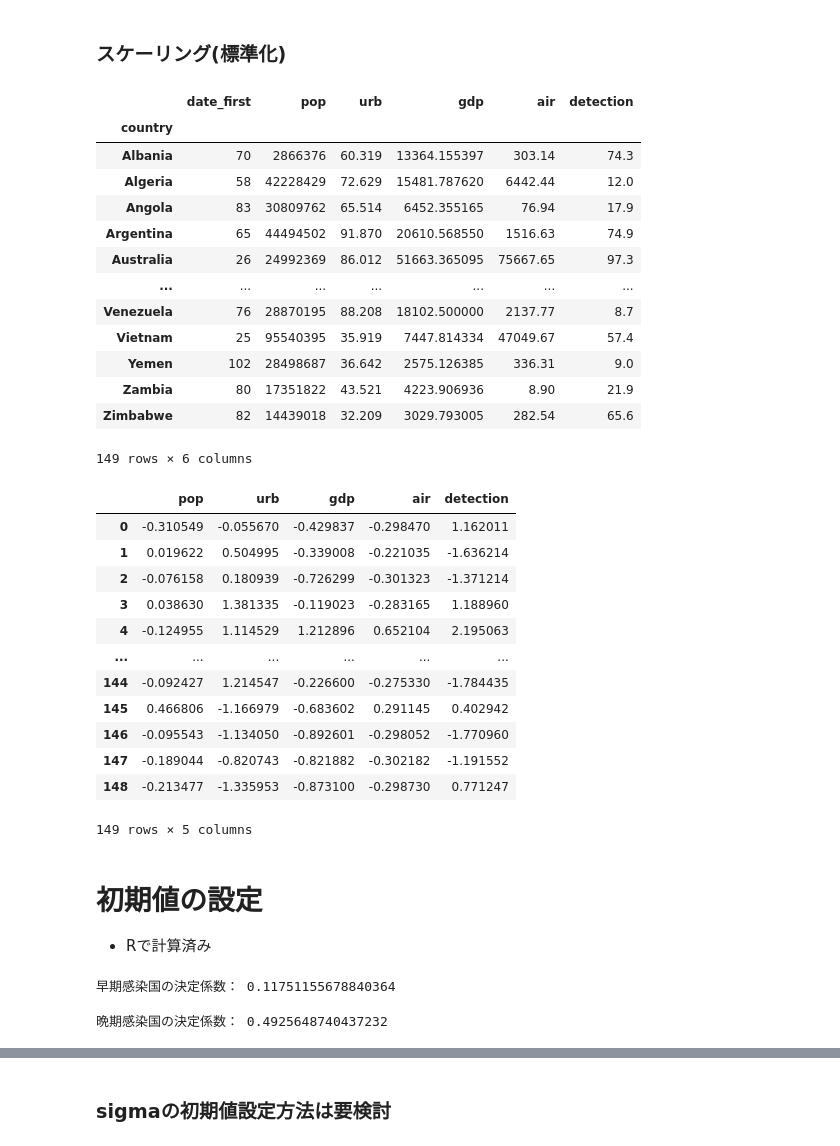
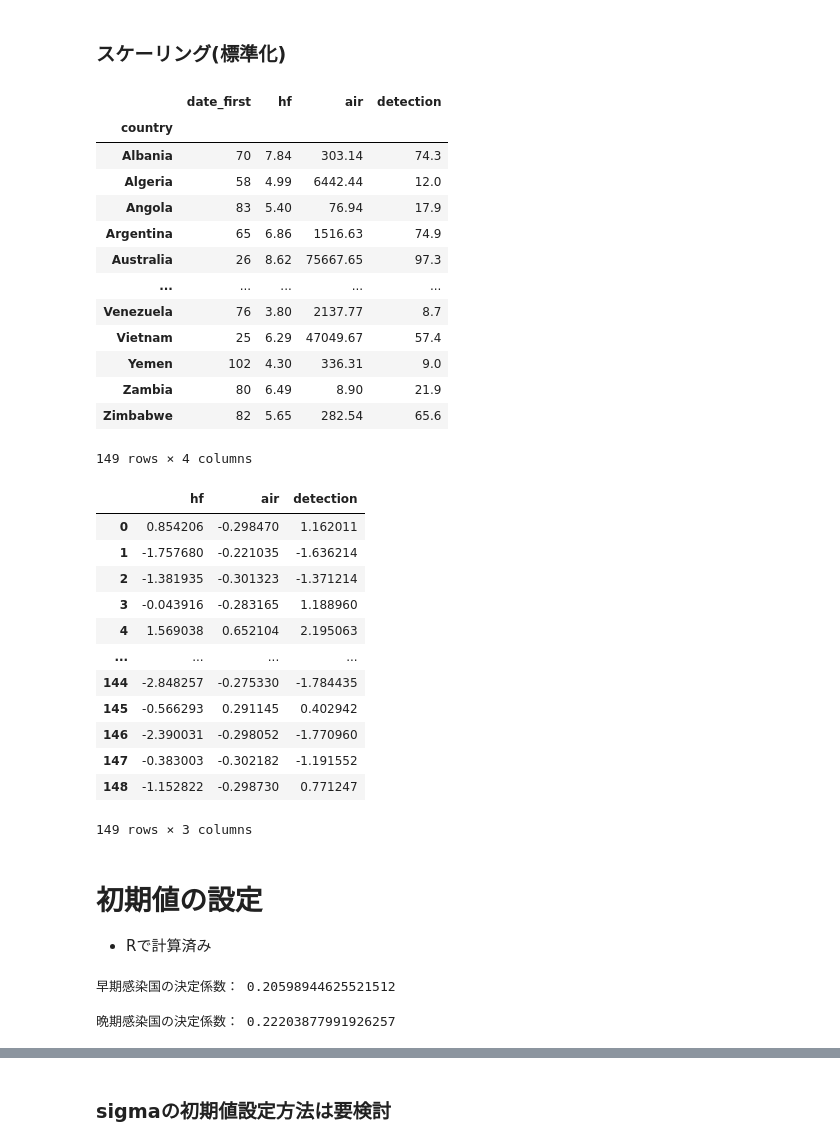
Before and after one commit to nori0724/COVID-19, a Jupyter notebook: notebook/混合分布モデル/2成分混合回帰モデル_変数選択.ipynb, the cells around one changed output, grey strips where cells are left out. Drawn from its saved outputs; the diff is of its cells as text; code cells hidden in the pictures.

```diff
--- a/notebook/混合分布モデル/2成分混合回帰モデル_変数選択.ipynb
+++ b/notebook/混合分布モデル/2成分混合回帰モデル_変数選択.ipynb
@@ -112,8 +113,8 @@ plt.hist(y, density=True)
 # %%
 # 　使用する変数
 #FEATS = ["hf", "pop",  "urb", "gdp","dist", "air", "detection"]
-#FEATS = ["hf", "pop",  "urb", "gdp", "air","detection",  "dist_italy"]
-FEATS = [ "pop",  "urb", "gdp", "air","detection"]
+FEATS = ["hf",  "air","detection"]
+#FEATS = [ "pop",  "urb", "gdp", "air","detection"]
 # %% [markdown]
 ### スケーリング(標準化)
 # %%
@@ -121,40 +122,43 @@ tmp = df[[ "date_first"]+FEATS]
 tmp.index = df["country"]
 tmp
 # %% [output]
-|  | date_first | pop | urb | gdp | air | detection |
-| country |  |  |  |  |  |  |
-| Albania | 70 | 2866376 | 60.319 | 13364.155397 | 303.14 | 74.3 |
-| Algeria | 58 | 42228429 | 72.629 | 15481.787620 | 6442.44 | 12.0 |
-| Angola | 83 | 30809762 | 65.514 | 6452.355165 | 76.94 | 17.9 |
-| Argentina | 65 | 44494502 | 91.870 | 20610.568550 | 1516.63 | 74.9 |
-| Australia | 26 | 24992369 | 86.012 | 51663.365095 | 75667.65 | 97.3 |
-| ... | ... | ... | ... | ... | ... | ... |
-| Venezuela | 76 | 28870195 | 88.208 | 18102.500000 | 2137.77 | 8.7 |
-| Vietnam | 25 | 95540395 | 35.919 | 7447.814334 | 47049.67 | 57.4 |
-| Yemen | 102 | 28498687 | 36.642 | 2575.126385 | 336.31 | 9.0 |
-| Zambia | 80 | 17351822 | 43.521 | 4223.906936 | 8.90 | 21.9 |
-| Zimbabwe | 82 | 14439018 | 32.209 | 3029.793005 | 282.54 | 65.6 |
+|  | date_first | hf | air | detection |
+| country |  |  |  |  |
+| Albania | 70 | 7.84 | 303.14 | 74.3 |
+| Algeria | 58 | 4.99 | 6442.44 | 12.0 |
+| Angola | 83 | 5.40 | 76.94 | 17.9 |
+| Argentina | 65 | 6.86 | 1516.63 | 74.9 |
+| Australia | 26 | 8.62 | 75667.65 | 97.3 |
+| ... | ... | ... | ... | ... |
+| Venezuela | 76 | 3.80 | 2137.77 | 8.7 |
+| Vietnam | 25 | 6.29 | 47049.67 | 57.4 |
+| Yemen | 102 | 4.30 | 336.31 | 9.0 |
+| Zambia | 80 | 6.49 | 8.90 | 21.9 |
+| Zimbabwe | 82 | 5.65 | 282.54 | 65.6 |
-149 rows × 6 columns
+149 rows × 4 columns
 # %%
+X = df[FEATS]
+#X["pop"] = np.log(X["pop"])
+#X["air"] = np.log(X["air"])
 sscaler = preprocessing.StandardScaler() # インスタンスの作成
 
-sscaler.fit(df[FEATS])
-X = sscaler.transform(df[FEATS]) # xを変換
+sscaler.fit(X)
+X = sscaler.transform(X) # xを変換
 pd.DataFrame(X, columns=FEATS)
 # %% [output]
-|  | pop | urb | gdp | air | detection |
-| 0 | -0.310549 | -0.055670 | -0.429837 | -0.298470 | 1.162011 |
-| 1 | 0.019622 | 0.504995 | -0.339008 | -0.221035 | -1.636214 |
-| 2 | -0.076158 | 0.180939 | -0.726299 | -0.301323 | -1.371214 |
-| 3 | 0.038630 | 1.381335 | -0.119023 | -0.283165 | 1.188960 |
-| 4 | -0.124955 | 1.114529 | 1.212896 | 0.652104 | 2.195063 |
-| ... | ... | ... | ... | ... | ... |
-| 144 | -0.092427 | 1.214547 | -0.226600 | -0.275330 | -1.784435 |
-| 145 | 0.466806 | -1.166979 | -0.683602 | 0.291145 | 0.402942 |
-| 146 | -0.095543 | -1.134050 | -0.892601 | -0.298052 | -1.770960 |
-| 147 | -0.189044 | -0.820743 | -0.821882 | -0.302182 | -1.191552 |
-| 148 | -0.213477 | -1.335953 | -0.873100 | -0.298730 | 0.771247 |
+|  | hf | air | detection |
+| 0 | 0.854206 | -0.298470 | 1.162011 |
+| 1 | -1.757680 | -0.221035 | -1.636214 |
+| 2 | -1.381935 | -0.301323 | -1.371214 |
+| 3 | -0.043916 | -0.283165 | 1.188960 |
+| 4 | 1.569038 | 0.652104 | 2.195063 |
+| ... | ... | ... | ... |
+| 144 | -2.848257 | -0.275330 | -1.784435 |
+| 145 | -0.566293 | 0.291145 | 0.402942 |
+| 146 | -2.390031 | -0.298052 | -1.770960 |
+| 147 | -0.383003 | -0.302182 | -1.191552 |
+| 148 | -1.152822 | -0.298730 | 0.771247 |
-149 rows × 5 columns
+149 rows × 3 columns
 # %%
 # データを早期、晩期に分割
 y_early = df["date_first"][df["date_first"]<40]
@@ -171,7 +175,7 @@ clf_early.fit(x_early, y_early)
 # 決定係数
 print("早期感染国の決定係数：", clf_early.score(x_early, y_early))
 # %% [output]
-早期感染国の決定係数： 0.11751155678840364
+早期感染国の決定係数： 0.20598944625521512
 # %%
 clf_late = linear_model.LinearRegression()
 clf_late.fit(x_late, y_late)
@@ -179,7 +183,7 @@ clf_late.fit(x_late, y_late)
 # 決定係数
 print("晩期感染国の決定係数：", clf_late.score(x_late, y_late))
 # %% [output]
-晩期感染国の決定係数： 0.4925648740437232
+晩期感染国の決定係数： 0.22203877991926257
 # %%
 # 早期感染国のβ
 coef1_first=[clf_early.intercept_] + list(clf_early.coef_)
```
Also changed, not shown: parts of 16 cells of this notebook, 2 other files.
